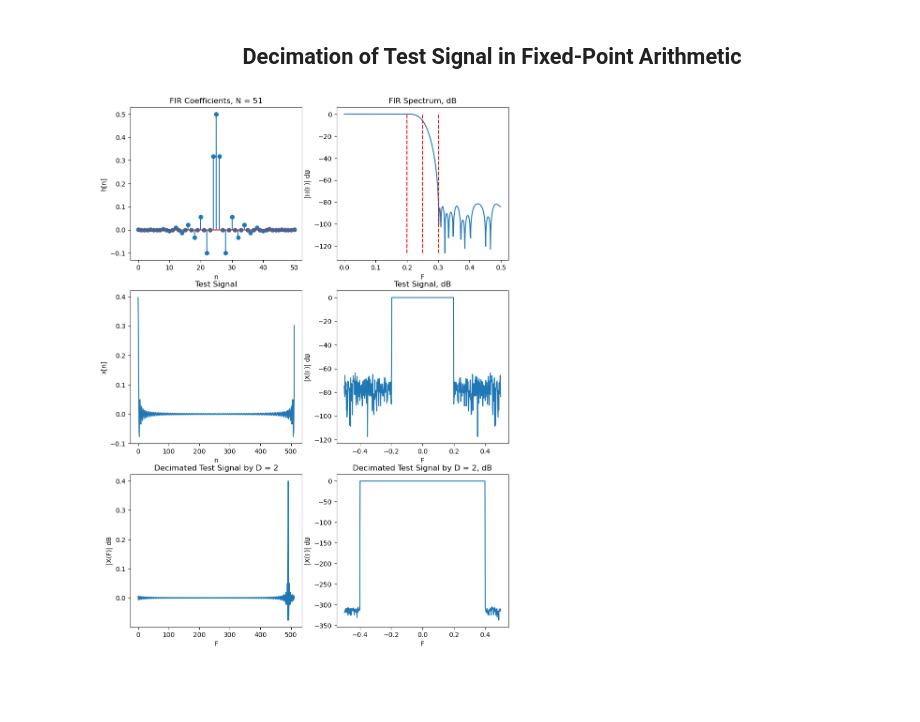
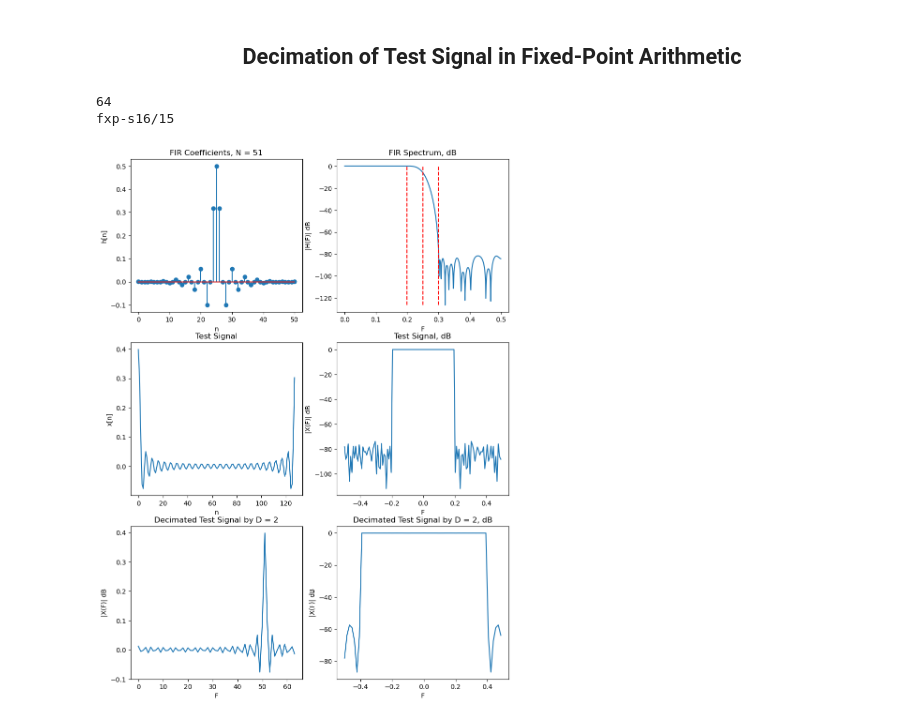
Before and after one commit to urosminoski/OE5DPS, a Jupyter notebook: DPS/projekat/jupyter/Untitled.ipynb, the cells around one changed output. Saved outputs shown, nothing was run; the diff lists cells and outputs as text; code cells hidden in the pictures; blank space fills up the shorter version.

```diff
--- a/DPS/projekat/jupyter/Untitled.ipynb
+++ b/DPS/projekat/jupyter/Untitled.ipynb
@@ -252,7 +252,7 @@ def fir_direct_fixed(x, coeff, state = None):
         delay_line = state
     y = Fxp(np.zeros(len(x)), like = x)
     y.overflow, y.rounding = x.overflow, x.rounding
-    acc = Fxp(None, True, like = delay_line[0]*coeff[0])
+    acc = Fxp(0, like = delay_line[0]*coeff[0])
     acc.overflow, acc.rounding = x.overflow, x.rounding
     for n in range(len(x)):
         delay_line[1:] = delay_line[:-1]
@@ -260,23 +260,28 @@ def fir_direct_fixed(x, coeff, state = None):
         acc(0)
         for m in range(len(coeff)):
             acc(acc + delay_line[m] * coeff[m])
-        y[n](acc)
+        y[n] = (acc)
+    y = Fxp(y, like = x)
     return y
 
-def decimate_polyphase_fixed(x, poly_coeff, D):
-    x_periodic = Fxp(np.concatenate((x, x[:len(poly_coeff)-1])), like = x)
-    y = Fxp(np.zeros(len(x)), like = x)
+def decimate_polyphase_fixed(x, coeff, D, per = True):
+    poly_coeff = make_polyphase_coeff(coeff, D)
+    y = Fxp(0, like = x)
     y.overflow, y.rounding = x.overflow, x.rounding
-    fir_in = Fxp(np.zeros(int(len(x_periodic)/D)), like = x)
+    fir_in = Fxp(np.zeros(int(len(x)/D)), like = x)
     fir_in.overflow, fir_in.rounding = x.overflow, x.rounding
     for d in range(D):
-        fir_in(x_periodic[d::D])
-        y(y + firDirectFXP(poly_coeff[D-1-d], fir_in))
+        fir_in(x[d::D])
+        tmp = fir_direct_fixed(fir_in, poly_coeff[D-1-d])
+        tmp = tmp[int(len(coeff)/D):]
+        # print(tmp())
+        y(y + tmp)
+        # print(y())
     return y
 # %%
 D = 2
 # Generate Test signal
-n = 512
+n = 128
 f_max = 0.2
 f = [0.0, f_max]
 a = [1.0, 1]
@@ -299,25 +304,32 @@ n_frac = 15
 x_Fxp = Fxp(x, signed = True, n_word = n_word, n_frac = n_frac, overflow = overFlowMethod, rounding = roundingMethod)
 h_Fxp = Fxp(fir_coeff, signed = True, n_word = n_word, n_frac = n_frac, overflow = overFlowMethod, rounding = roundingMethod)
 
-# Perform decimation by D
-# x_decimated = decimate_polyphase_fixed(x_Fxp, h_Fxp, D)
+x_per = np.concatenate((x, x[:len(fir_coeff)-1]))
+x_per_Fxp = Fxp(x_per, like = x_Fxp)
+x_decimated_fixed = decimate_polyphase_fixed(x_per_Fxp, h_Fxp, D)
+# %%
+print(len(x_decimated_fixed))
+print(x_per_Fxp.dtype)
+# %% [output]
+64
+fxp-s16/15
 # %%
 # Plot results
 figH = 4
 ax_x = 3; ax_y = 2
 plt.subplots(ax_x, ax_y, figsize=(2.6 * figH, 3.6 * figH))
 plt.subplot(ax_x, ax_y, 1)
 stem_FIR(h_Fxp.astype('float'), 'n', 'h[n]', f"FIR Coefficients, N = {len(fir_coeff)}", show = False)
 plt.subplot(ax_x, ax_y, 2)
 plot_FIR(h_Fxp.astype('float'), 'F', '|H(F)| dB', "FIR Spectrum, dB", show = False)
 plt.subplot(ax_x, ax_y, 3)
 plot_signal(x_Fxp.astype('float'), 'n', 'x[n]', "Test Signal", show = False)
 plt.subplot(ax_x, ax_y, 4)
 plot_spectrum(x_Fxp.astype('float'), 'F', '|X(F)| dB', "Test Signal, dB", show = False)
 plt.subplot(ax_x, ax_y, 5)
-plot_signal(x_decimated, 'F', '|X(F)| dB', f"Decimated Test Signal by D = {D}", show = False)
+plot_signal(x_decimated_fixed(), 'F', '|X(F)| dB', f"Decimated Test Signal by D = {D}", show = False)
 plt.subplot(ax_x, ax_y, 6)
-plot_spectrum(x_decimated, 'F', '|X(F)| dB',  f"Decimated Test Signal by D = {D}, dB", show = False)
+plot_spectrum(x_decimated_fixed(), 'F', '|X(F)| dB',  f"Decimated Test Signal by D = {D}, dB", show = False)
 # %% [output]
-[figure, old version]
+[figure, new version]
 # %%
```
Also changed, not shown: parts of 9 cells of this notebook.
